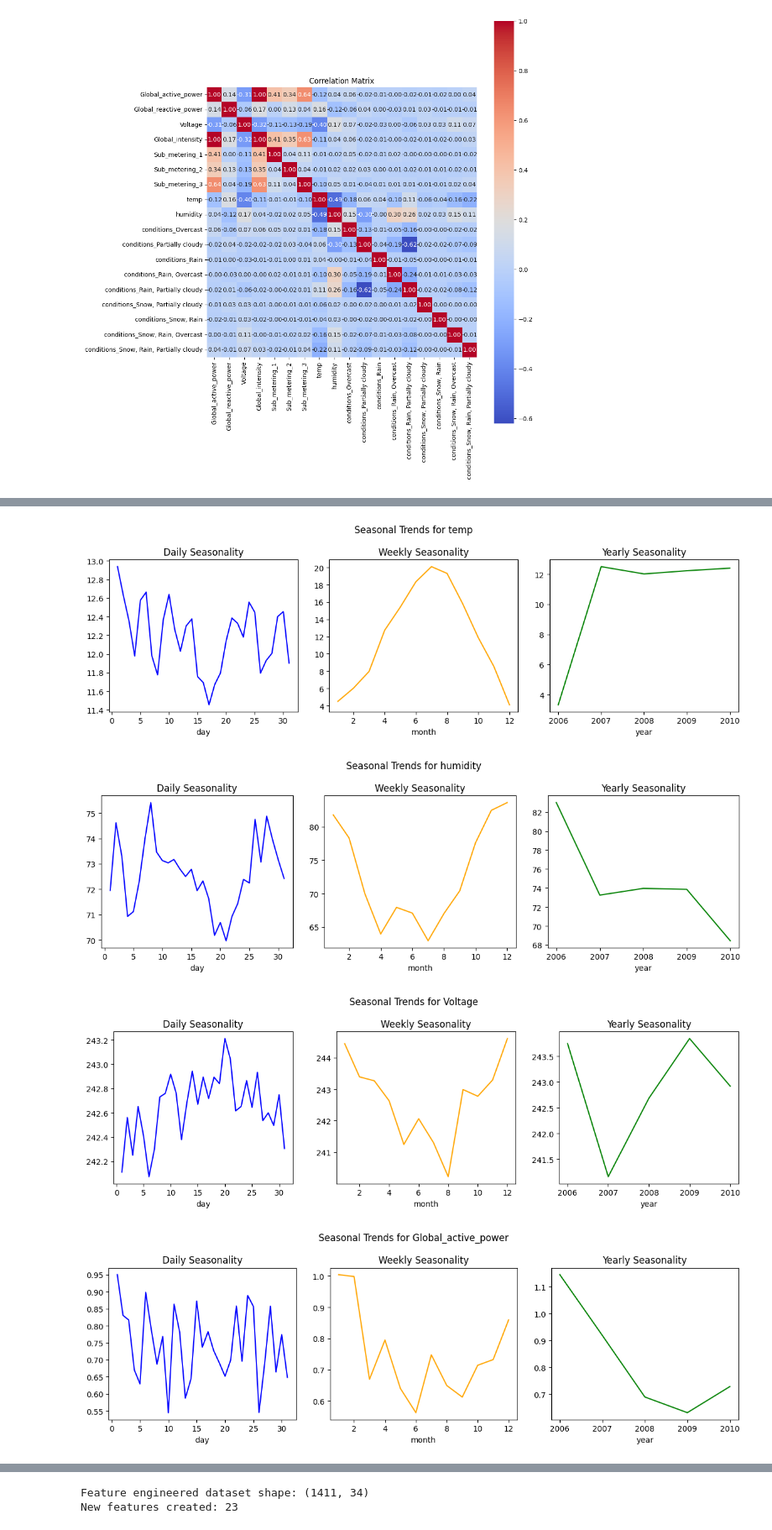
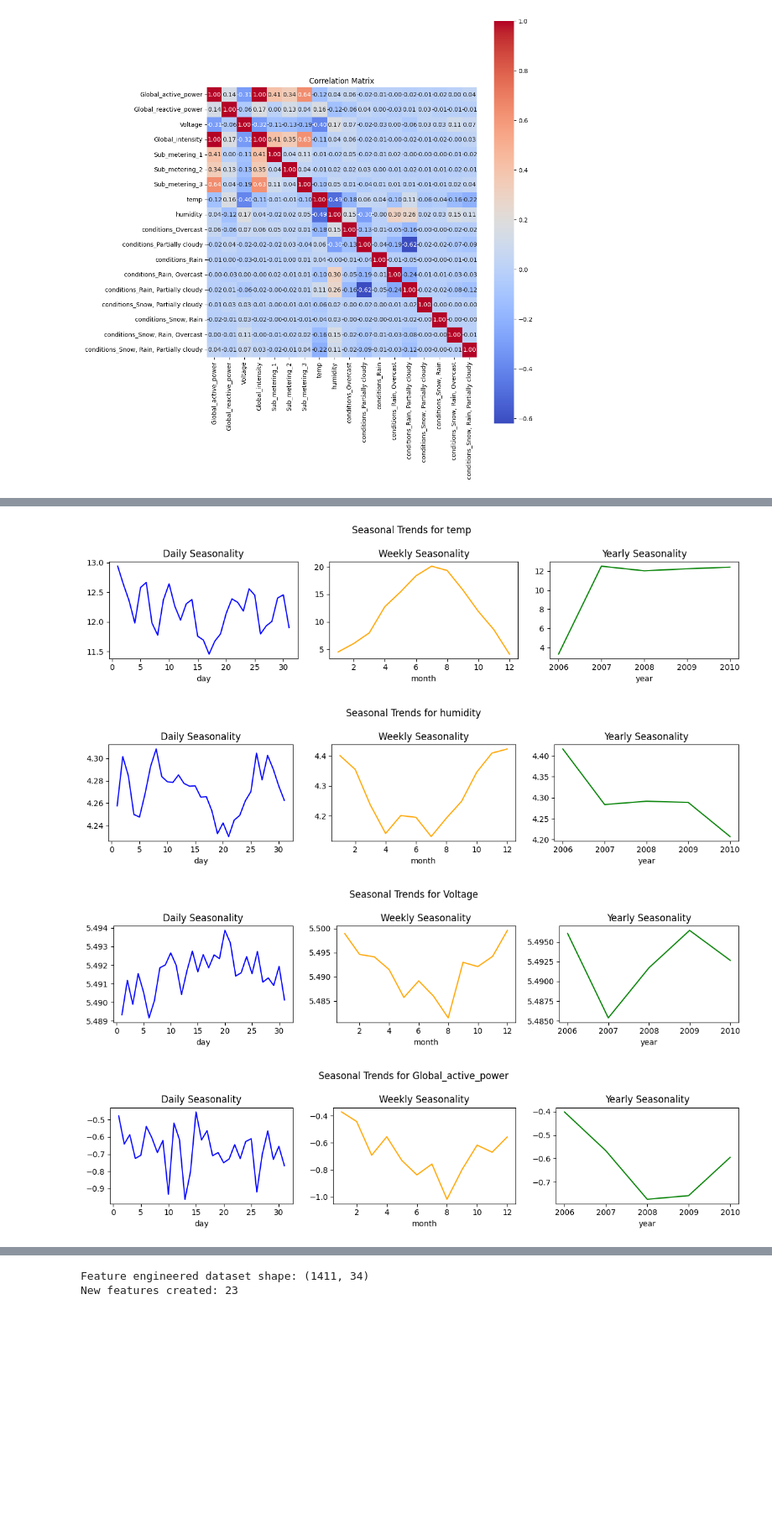
Before and after one commit to bhusalgokarna/Ds_FinalProject, a Jupyter notebook: notebooks/analysis_energy_consumption.ipynb, the cells around one changed output, grey strips where cells are left out. Shown at 84% size. Drawn from its saved outputs; the diff is of its cells as text; code cells hidden in the pictures; blank space fills up the shorter version.

```diff
--- a/notebooks/analysis_energy_consumption.ipynb
+++ b/notebooks/analysis_energy_consumption.ipynb
@@ -156,7 +151,7 @@ Index: []
 # %%
 # Before checking the correlation matrix we need to deal our categorical variables
 df = pd.get_dummies(df, columns=['conditions'], drop_first=True)
-df=df.drop(columns=['date'], axis=1)
+#df=df.drop(columns=['date'], axis=1)
 # %%
 # Correlation matrix
 correlation_matrix = df.corr()
@@ -192,0 +188,9 @@ plot_variable_distribution(df)
+# %%
+# log transformation
+def log_transform(df):
+    numeric_columns = df.select_dtypes(include=[np.number]).columns.tolist()
+    for column in numeric_columns:
+        if df[column].min() > 0:  # Ensure no negative or zero values
+            df[column] = np.log(df[column])
+    return df
+df = log_transform(df)
@@ -193,32 +202,32 @@ plot_variable_distribution(df)
 # %%
 # Seasonality Checks(Daily,Weekly, Yearly) and plot all three seasonal trends for each variable in a row
 def plot_seasonal_trends(df, column):
     df['day'] = df.index.day
     df['month'] = df.index.month
     df['year'] = df.index.year
     daily_seasonality = df.groupby('day')[column].mean()
     weekly_seasonality = df.groupby('month')[column].mean()
     yearly_seasonality = df.groupby('year')[column].mean()
 
-    fig, axs = plt.subplots(1, 3, figsize=(12, 4))
+    fig, axs = plt.subplots(1, 3, figsize=(12, 3))
     daily_seasonality.plot(ax=axs[0], title='Daily Seasonality', color='blue')
     weekly_seasonality.plot(ax=axs[1], title='Weekly Seasonality', color='orange')
     yearly_seasonality.plot(ax=axs[2], title='Yearly Seasonality', color='green')
     fig.suptitle(f'Seasonal Trends for {column}')
 
 
     plt.tight_layout()
     plt.show()
 
 plot_seasonal_trends(df, 'temp')
 plot_seasonal_trends(df, 'humidity')
 plot_seasonal_trends(df, 'Voltage')
 plot_seasonal_trends(df, 'Global_active_power')
 plot_seasonal_trends(df, 'Sub_metering_1')
 plot_seasonal_trends(df, 'Sub_metering_2')
 plot_seasonal_trends(df, 'Sub_metering_3')
 # %% [output]
-[figure, old version]
+[figure, new version]
-[figure, old version]
+[figure, new version]
-[figure, old version]
+[figure, new version]
-[figure, old version]
+[figure, new version]
```
Also changed, not shown: parts of 26 cells of this notebook.
